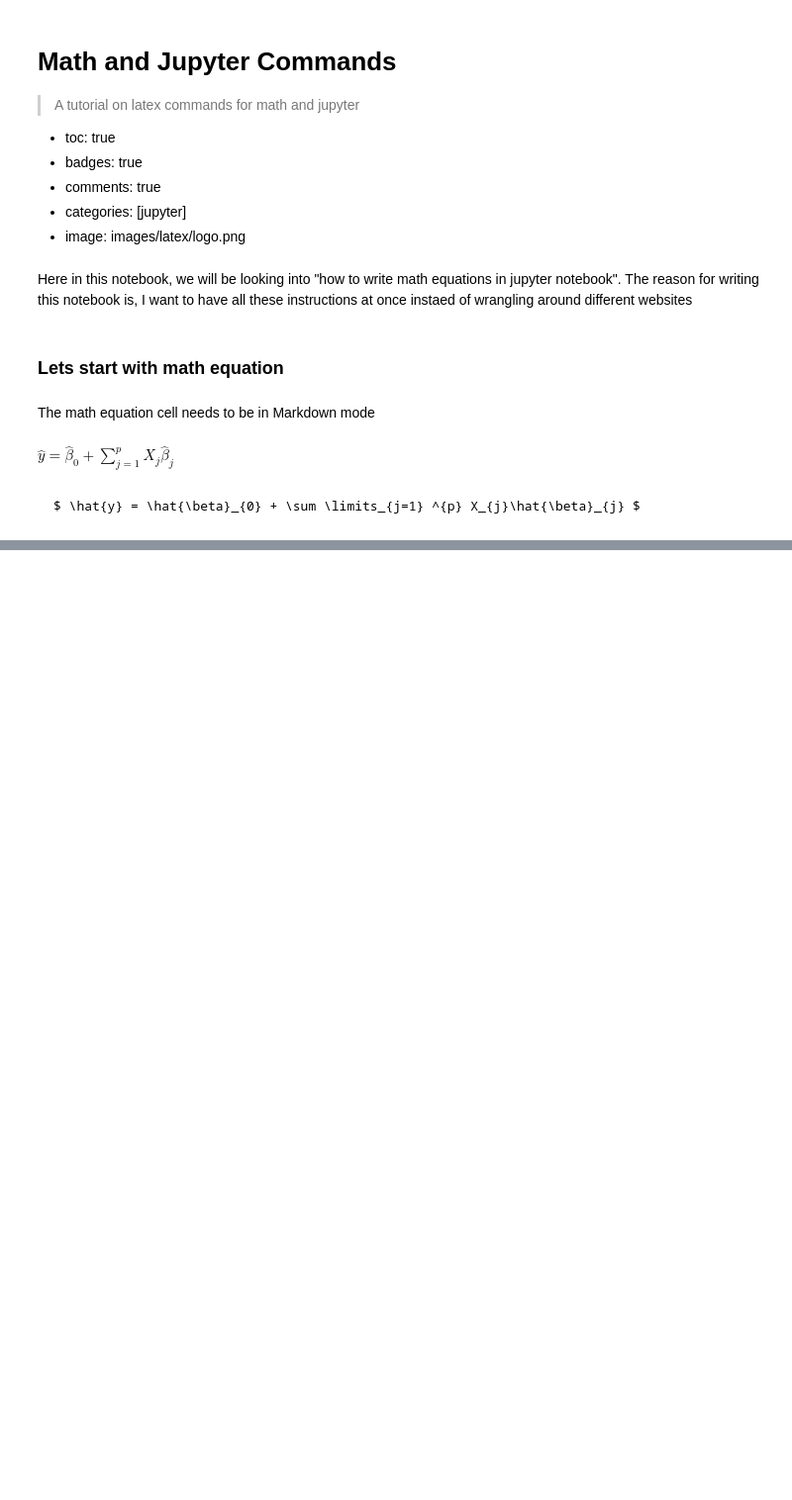
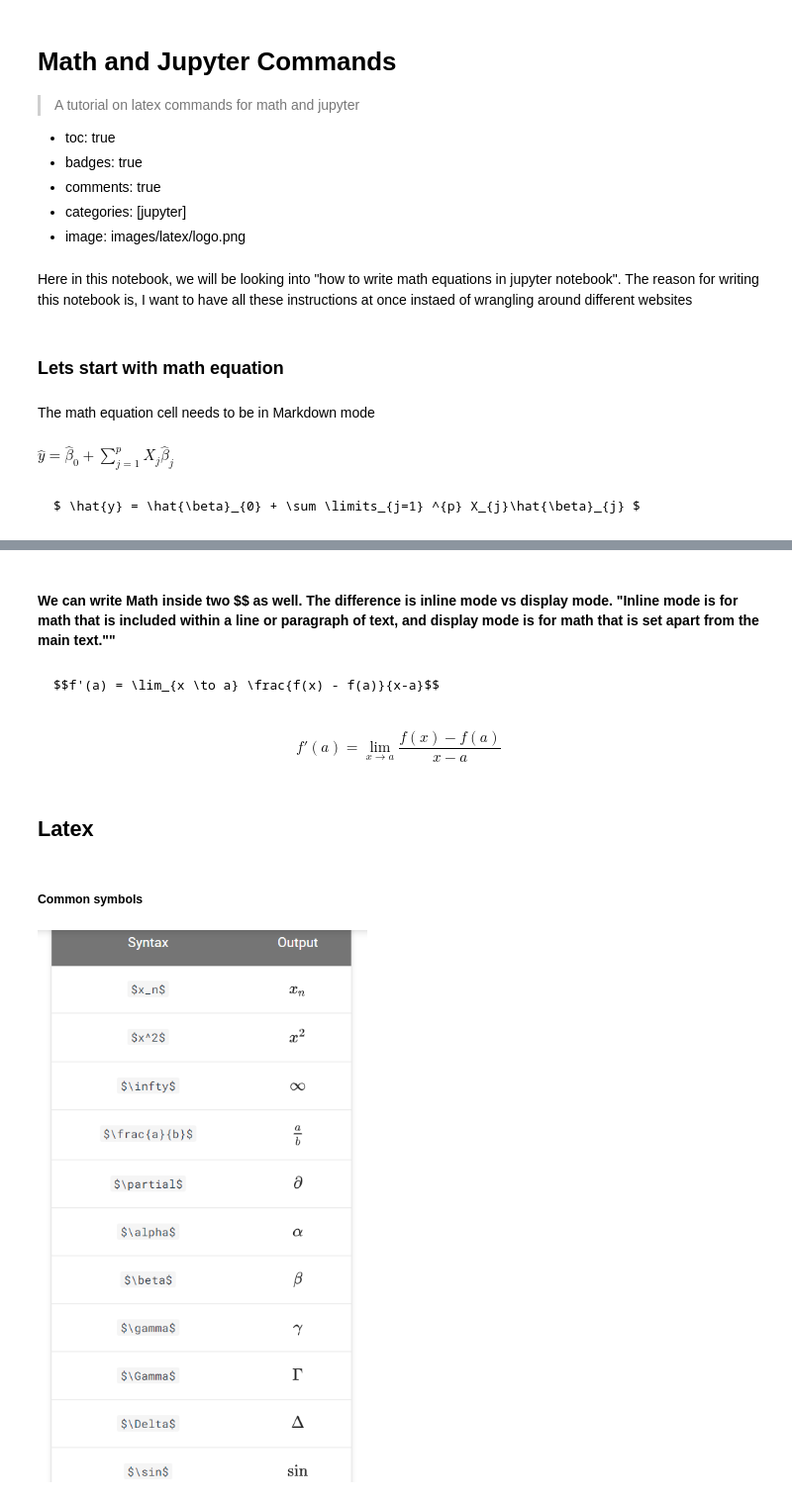
Before and after one commit to smsrikanthreddy/blog, a Jupyter notebook: _notebooks/2021-04-17-Math-and-Jupyter-commands-in-Notebook.ipynb, the cells around one changed output, grey strips where cells are left out. Shown at 99% size. Drawn from its saved outputs; the diff is of its cells as text; code cells hidden in the pictures; blank space fills up the shorter version.

Commit message:
latex images

````diff
--- a/_notebooks/2021-04-17-Math-and-Jupyter-commands-in-Notebook.ipynb
+++ b/_notebooks/2021-04-17-Math-and-Jupyter-commands-in-Notebook.ipynb
@@ -21,0 +44,17 @@ $ \hat{y} = \hat{\beta}_{0} + \sum \limits_{j=1} ^{p} X_{j}\hat{\beta}_{j} $
+# %% [markdown]
+#### We can write Math inside two $$ as well. The difference is inline mode vs display mode. "Inline mode is for math that is included within a line or paragraph of text, and display mode is for math that is set apart from the main text.""
+# %% [markdown]
+```
+$$f'(a) = \lim_{x \to a} \frac{f(x) - f(a)}{x-a}$$
+```
+# %% [markdown]
+$$f'(a) = \lim_{x \to a} \frac{f(x) - f(a)}{x-a}$$
+# %% [markdown]
+## Latex
+# %% [markdown]
+##### Common symbols
+# %%
+from IPython.display import Image
+Image(filename="../images/latex/latex_common_symbols_1.png")
+# %% [output]
+[figure, added]
````
Also changed, not shown: parts of 2 cells of this notebook.
